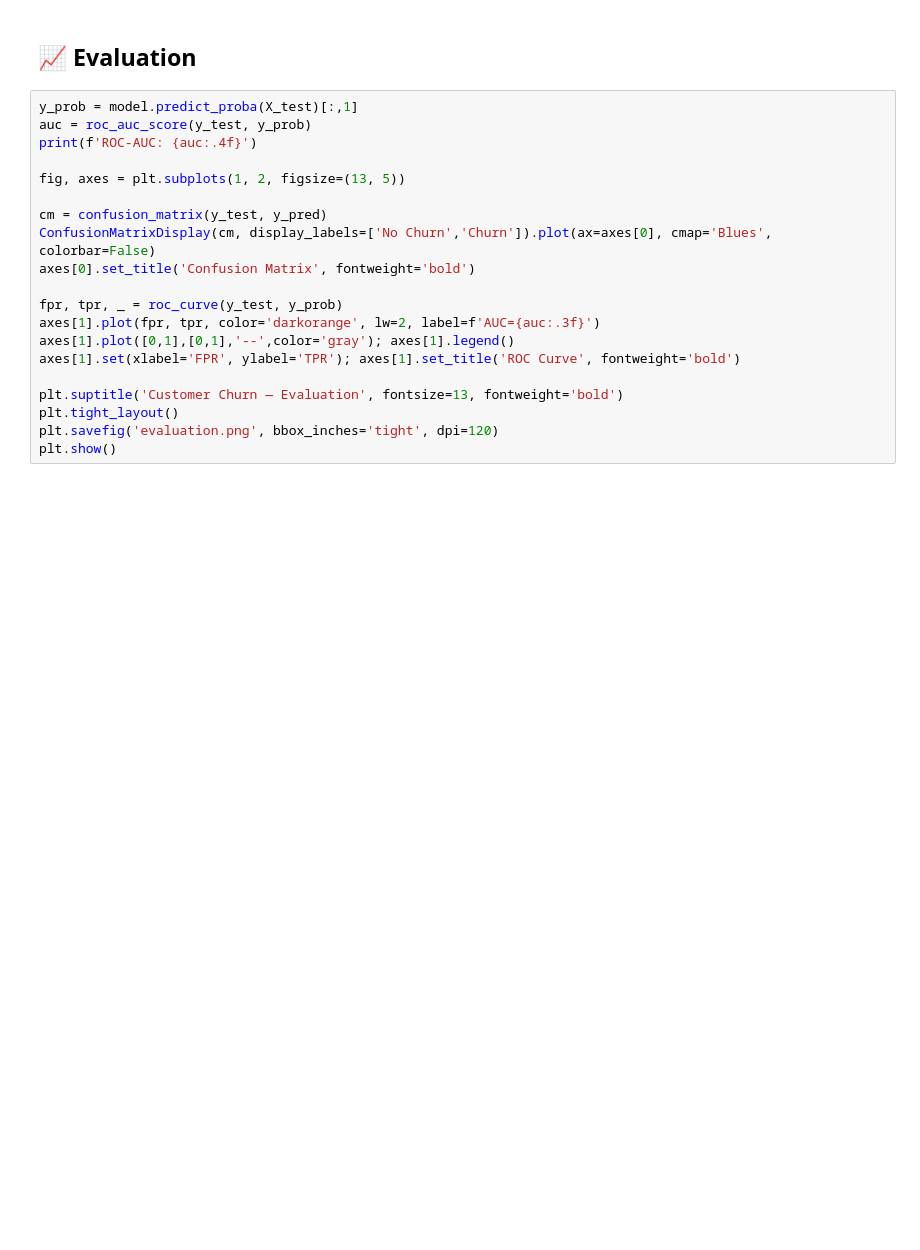
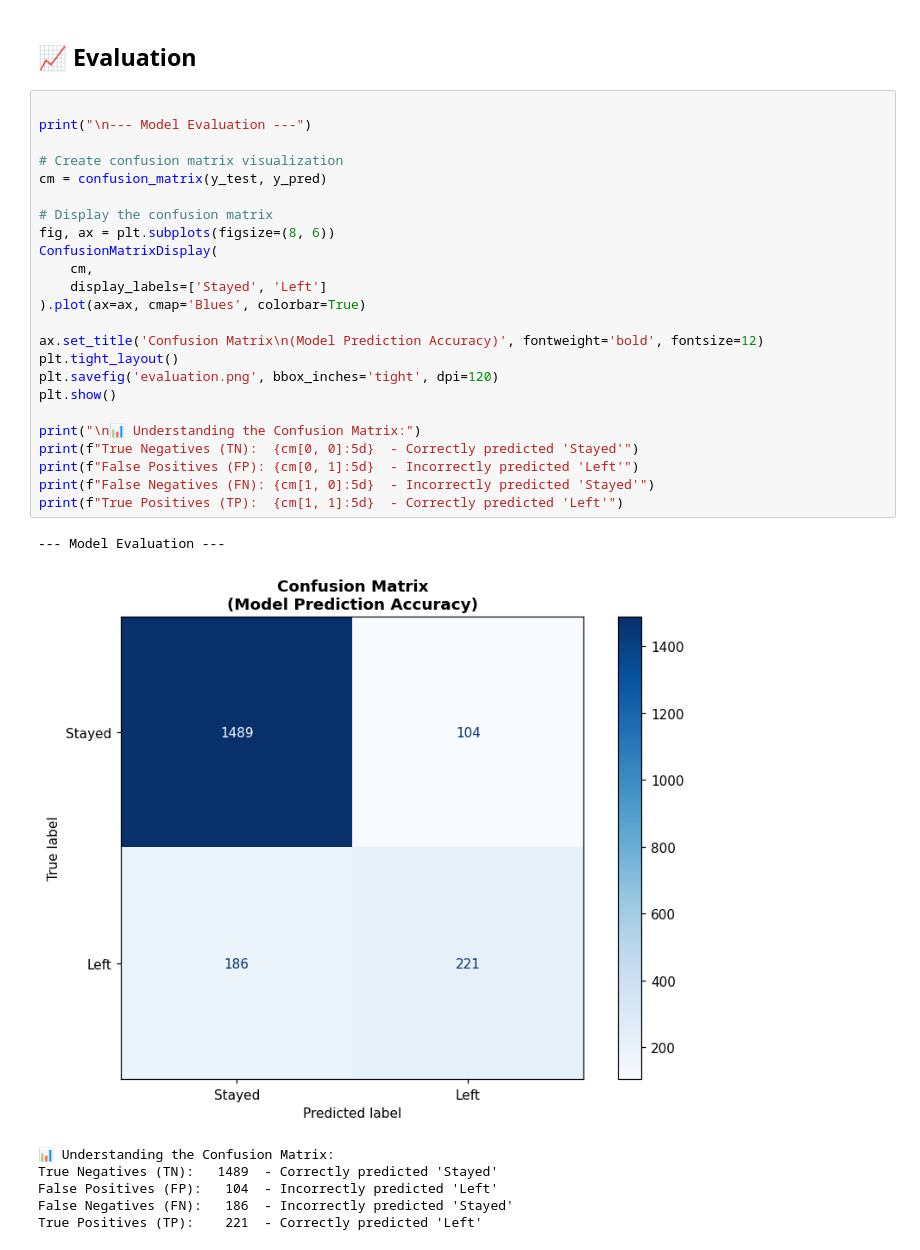
Before and after one commit to divyanshsde05/Codsoft-ML, a Jupyter notebook: task3_customer_churn/customer_churn_prediction.ipynb, the cells around one changed output. Drawn from its saved outputs; the diff is of its cells as text; blank space fills up the shorter version.

```diff
--- a/task3_customer_churn/customer_churn_prediction.ipynb
+++ b/task3_customer_churn/customer_churn_prediction.ipynb
@@ -131,23 +263,35 @@ print('✅ Training complete')
 # %% [markdown]
 ## 📈 Evaluation
-# %%
-y_prob = model.predict_proba(X_test)[:,1]
-auc = roc_auc_score(y_test, y_prob)
-print(f'ROC-AUC: {auc:.4f}')
-
-fig, axes = plt.subplots(1, 2, figsize=(13, 5))
-
-cm = confusion_matrix(y_test, y_pred)
-ConfusionMatrixDisplay(cm, display_labels=['No Churn','Churn']).plot(ax=axes[0], cmap='Blues', colorbar=False)
-axes[0].set_title('Confusion Matrix', fontweight='bold')
-
-fpr, tpr, _ = roc_curve(y_test, y_prob)
-axes[1].plot(fpr, tpr, color='darkorange', lw=2, label=f'AUC={auc:.3f}')
-axes[1].plot([0,1],[0,1],'--',color='gray'); axes[1].legend()
-axes[1].set(xlabel='FPR', ylabel='TPR'); axes[1].set_title('ROC Curve', fontweight='bold')
-
-plt.suptitle('Customer Churn — Evaluation', fontsize=13, fontweight='bold')
-plt.tight_layout()
-plt.savefig('evaluation.png', bbox_inches='tight', dpi=120)
-plt.show()
+# %%
+
+print("\n--- Model Evaluation ---")
+
+# Create confusion matrix visualization
+cm = confusion_matrix(y_test, y_pred)
+
+# Display the confusion matrix
+fig, ax = plt.subplots(figsize=(8, 6))
+ConfusionMatrixDisplay(
+    cm,
+    display_labels=['Stayed', 'Left']
+).plot(ax=ax, cmap='Blues', colorbar=True)
+
+ax.set_title('Confusion Matrix\n(Model Prediction Accuracy)', fontweight='bold', fontsize=12)
+plt.tight_layout()
+plt.savefig('evaluation.png', bbox_inches='tight', dpi=120)
+plt.show()
+
+print("\n📊 Understanding the Confusion Matrix:")
+print(f"True Negatives (TN):  {cm[0, 0]:5d}  - Correctly predicted 'Stayed'")
+print(f"False Positives (FP): {cm[0, 1]:5d}  - Incorrectly predicted 'Left'")
+print(f"False Negatives (FN): {cm[1, 0]:5d}  - Incorrectly predicted 'Stayed'")
+print(f"True Positives (TP):  {cm[1, 1]:5d}  - Correctly predicted 'Left'")
+# %% [output]
+--- Model Evaluation ---
+[figure, added]
+📊 Understanding the Confusion Matrix:
+True Negatives (TN):   1489  - Correctly predicted 'Stayed'
+False Positives (FP):   104  - Incorrectly predicted 'Left'
+False Negatives (FN):   186  - Incorrectly predicted 'Stayed'
+True Positives (TP):    221  - Correctly predicted 'Left'
 # %%
```
Also changed, not shown: parts of 8 cells of this notebook, 12 other files.
